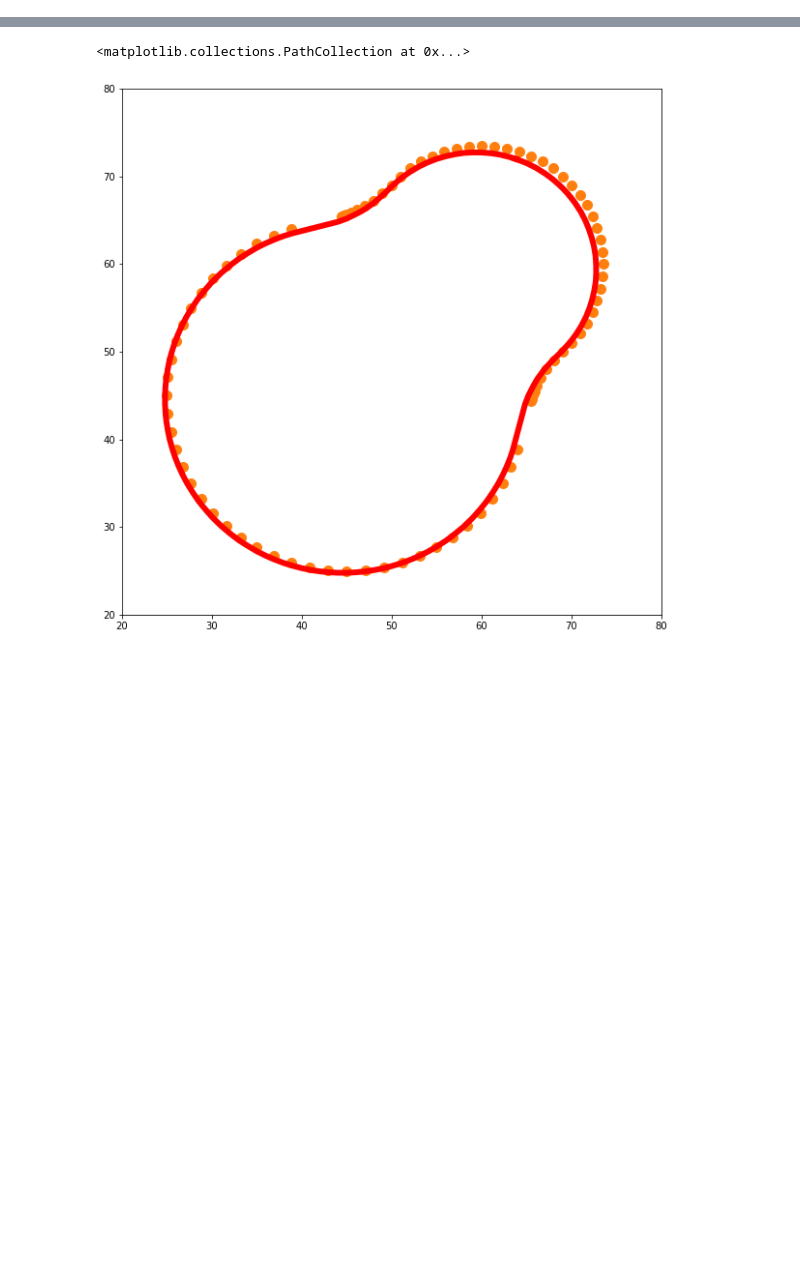
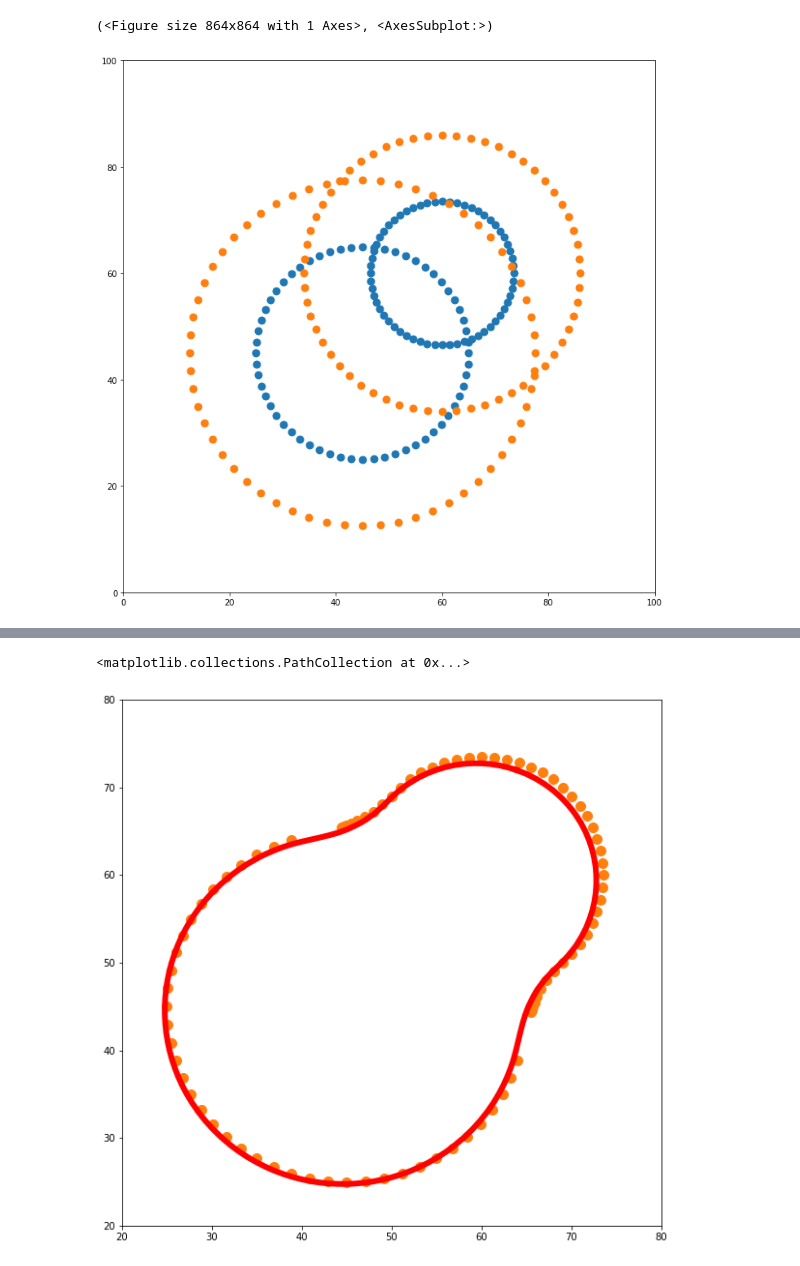
Before and after one commit to ljmartin/align, a Jupyter notebook: SES.ipynb, the cells around one changed output, grey strips where cells are left out. Cells and saved outputs as stored; diff of their text form; code cells hidden in the pictures; blank space fills up the shorter version.

```diff
--- a/SES.ipynb
+++ b/SES.ipynb
@@ -8,41 +35,70 @@ from skimage.measure import find_contours
+# %%
+def plot_points(p, ep):
+    """Plots the surface points (p) and extended surface points (ep)"""
+    fig, ax = plt.subplots()
+    fig.set_figwidth(12)
+    fig.set_figheight(12)
+    ax.scatter(*p.T, s=80)
+    ax.scatter(*ep.T, s=80)
+
+
+
+    ax.set_xlim(0,len(xx))
+    ax.set_ylim(0,len(xx))
+    ax.set_aspect('equal')
+    return fig, ax
 # %%
 def circle_points(r, n):
+    """Sample points spread out around a unit circle"""
     circles = []
     for r, n in zip(r, n):
         t = np.linspace(0, 2*np.pi, n, endpoint=False)
         x = r * np.cos(t)
         y = r * np.sin(t)
         circles.append(np.c_[x, y])
     return circles
 
+#num points:
 n = 60
-
+#get the points:
 pts = circle_points([1], [n])[0]
 
 
 
-
+#create an underlying grid
 xx = np.linspace(0,100, 100)
 
+#set the coordinates of two 'atoms', which lie somewhere on the grid.
 positions = np.array([[xx.max()*.45,xx.max()*.45], [xx.max()*.60,xx.max()*.60]])
 
+#set some radii for the atoms. I just chose some nice numbers
 radii = np.array([ xx.max()*0.20, xx.max()*0.135])
 
+#the radius of the probe circle.
 PROBERAD = xx.max()*.125
 
+###
+##Now construct the atoms - this just uses numpy to repeat the `pts` while
+##multiplying them by the radii or the radii+PROBERAD to get surface points
+##and SAS points
+###
 
-#add points:
-##calculate the radius associated with each point.
+##calculate the radius associated with each point, aka distance from nearest atom.
 all_radii = np.repeat(radii, n)
-
 
 ##surface points:
 #repeat the points and multiply by radii
 t = np.tile(pts,(len(positions),1)) *np.repeat(radii, n)[:,None]
 #now transform by positions
 p = t+np.repeat(positions, n,axis=0)
 
 #repeat the points and multiply by radii
-et = np.tile(pts,(len(positions),1)) *np.repeat(radii+PROBERAD, n)[:,None]
+ep = np.tile(pts,(len(positions),1)) *np.repeat(radii+PROBERAD, n)[:,None]
 #now transform by positions
-ep = et+np.repeat(positions, n,axis=0)
+ep = ep+np.repeat(positions, n,axis=0)
+
+
+plot_points(p, ep)
+# %% [output]
+(<Figure size 864x864 with 1 Axes>, <AxesSubplot:>)
+[figure, added]
```
Also changed, not shown: parts of 55 cells of this notebook, 11 other files.
